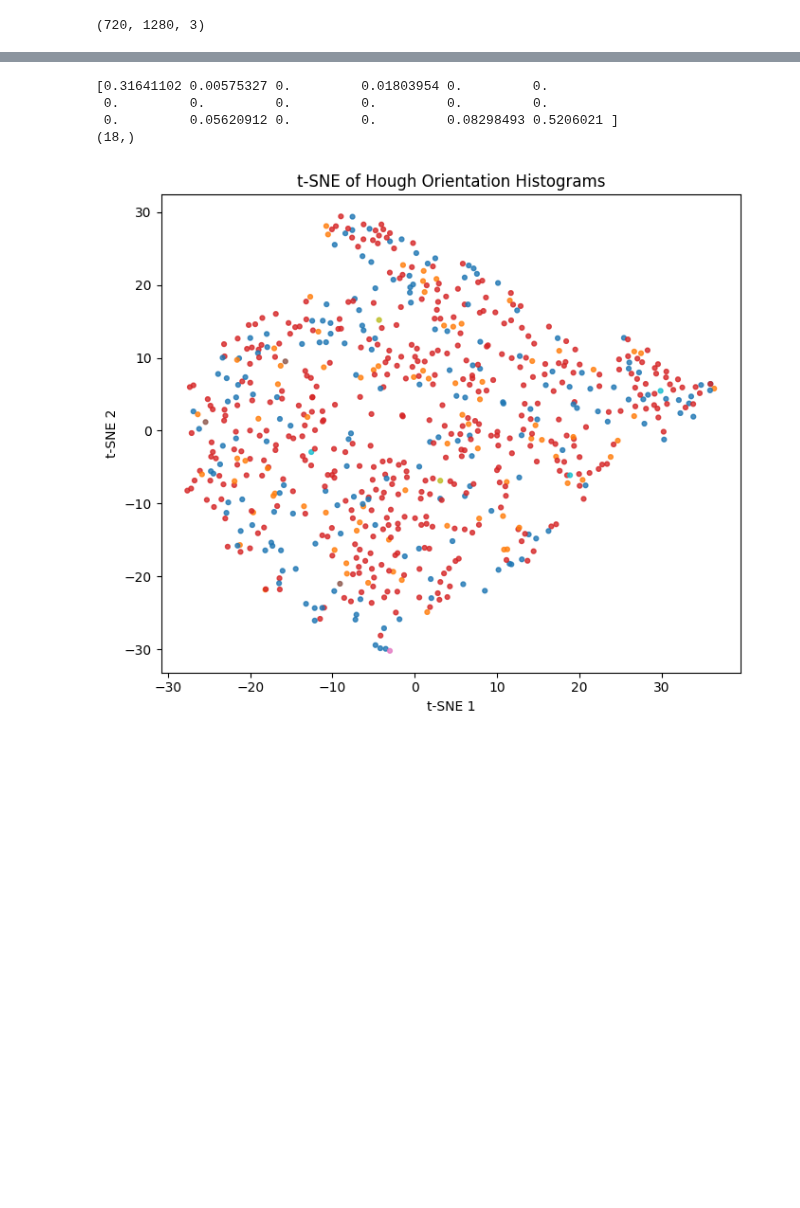
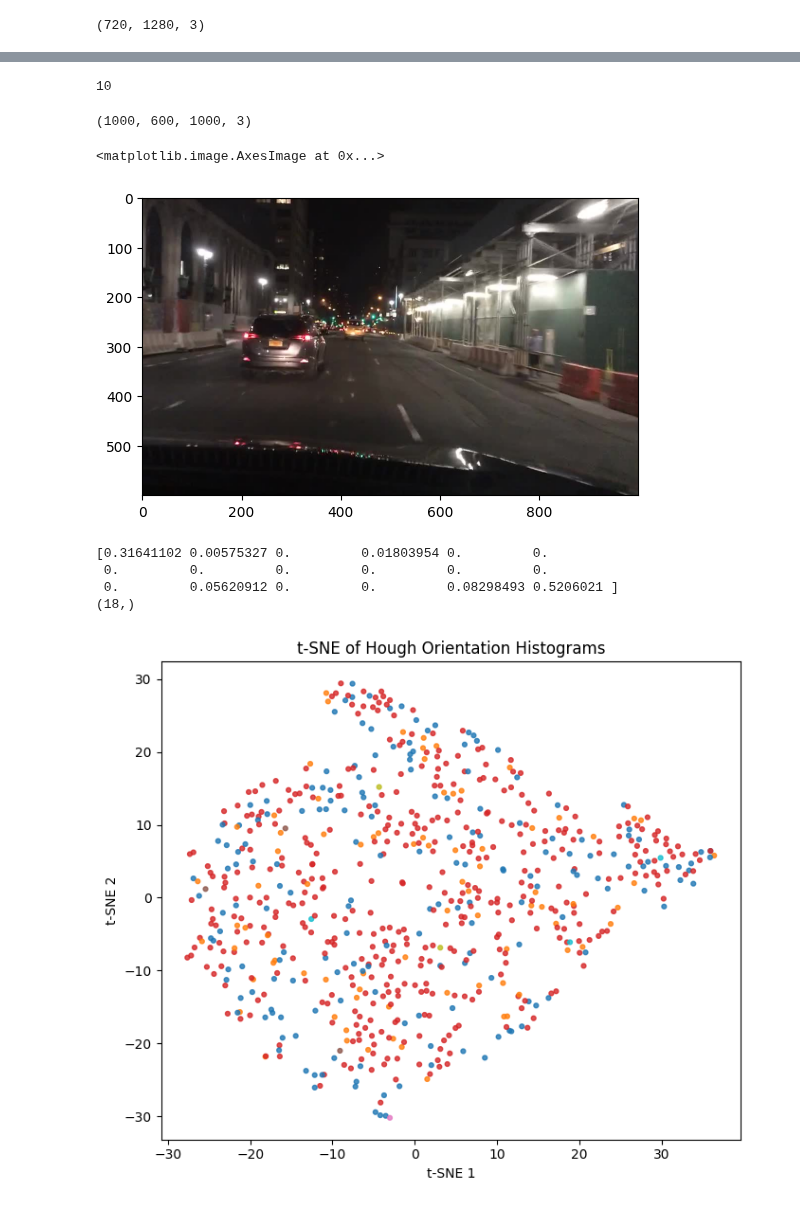
Before and after one commit to DavidEGriffin/datasci-281-project, a Jupyter notebook: resampling_and_hough.ipynb, the cells around one changed output, grey strips where cells are left out. Saved outputs shown, nothing was run; the diff lists cells and outputs as text; code cells hidden in the pictures; blank space fills up the shorter version.

```diff
--- a/resampling_and_hough.ipynb
+++ b/resampling_and_hough.ipynb
@@ -112,0 +154,20 @@ plt.show()
+# %%
+len(img_sample)
+# %% [output]
+10
+# %%
+rng = np.random.default_rng(42)
+
+cropped_images = sample_and_random_crop(
+    images=img_sample,
+    n_samples=1000,
+    crop_size=(600, 1000),
+    rng=rng,
+)
+
+print(cropped_images.shape)
+plt.imshow(cropped_images[0])
+# %% [output]
+(1000, 600, 1000, 3)
+<matplotlib.image.AxesImage at 0x...>
+[figure, added]
```
Also changed, not shown: parts of 5 cells of this notebook.
